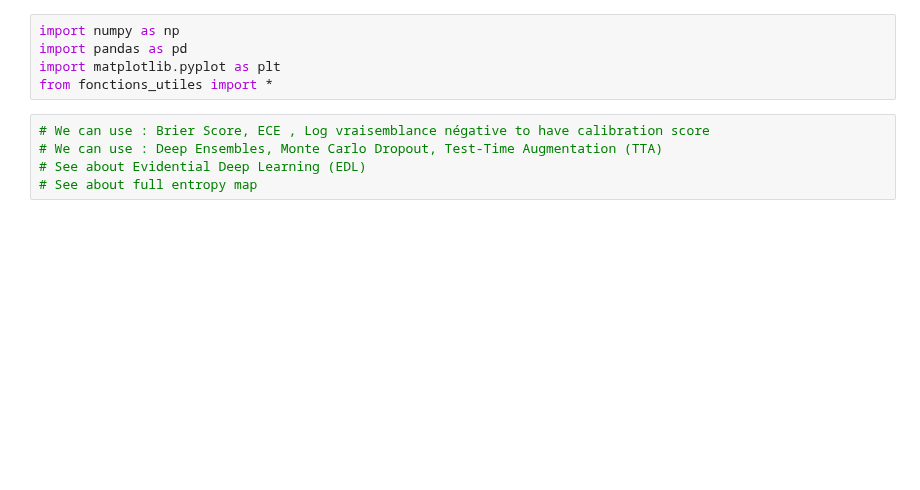
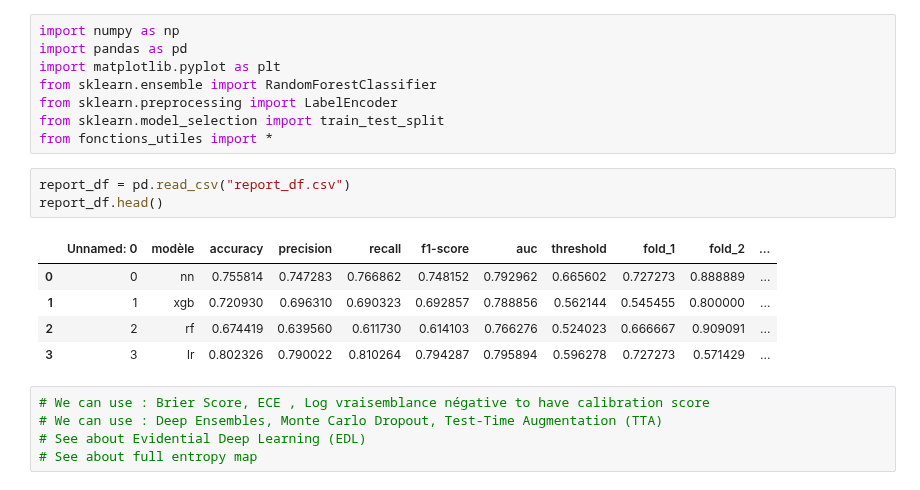
Before and after one commit to latall1017/MLB_PROJECT, a Jupyter notebook: notebook_2.ipynb, the cells around one changed output. Drawn from its saved outputs; the diff is of its cells as text; blank space fills up the shorter version.

```diff
--- a/notebook_2.ipynb
+++ b/notebook_2.ipynb
@@ -2,7 +2,19 @@
 import numpy as np
 import pandas as pd
 import matplotlib.pyplot as plt
+from sklearn.ensemble import RandomForestClassifier
+from sklearn.preprocessing import LabelEncoder
+from sklearn.model_selection import train_test_split
 from fonctions_utiles import *
+# %%
+report_df = pd.read_csv("report_df.csv")
+report_df.head()
+# %% [output]
+|  | Unnamed: 0 | modèle | accuracy | precision | recall | f1-score | auc | threshold | fold_1 | fold_2 | ... |
+| 0 | 0 | nn | 0.755814 | 0.747283 | 0.766862 | 0.748152 | 0.792962 | 0.665602 | 0.727273 | 0.888889 | ... |
+| 1 | 1 | xgb | 0.720930 | 0.696310 | 0.690323 | 0.692857 | 0.788856 | 0.562144 | 0.545455 | 0.800000 | ... |
+| 2 | 2 | rf | 0.674419 | 0.639560 | 0.611730 | 0.614103 | 0.766276 | 0.524023 | 0.666667 | 0.909091 | ... |
+| 3 | 3 | lr | 0.802326 | 0.790022 | 0.810264 | 0.794287 | 0.795894 | 0.596278 | 0.727273 | 0.571429 | ... |
 # %%
 # We can use : Brier Score, ECE , Log vraisemblance négative to have calibration score
 # We can use : Deep Ensembles, Monte Carlo Dropout, Test-Time Augmentation (TTA)
```
Also changed, not shown: parts of 3 cells of this notebook, 7 other files.
